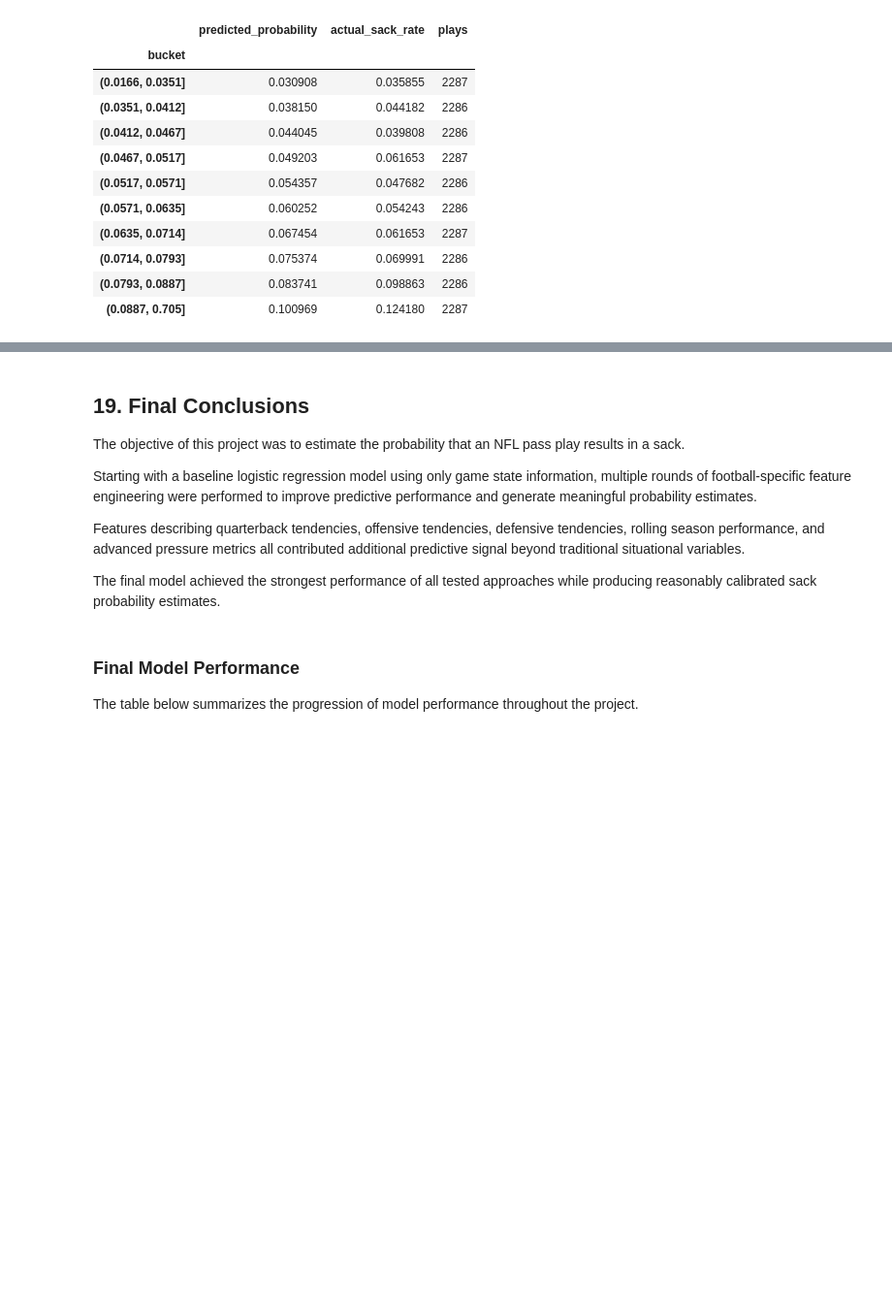
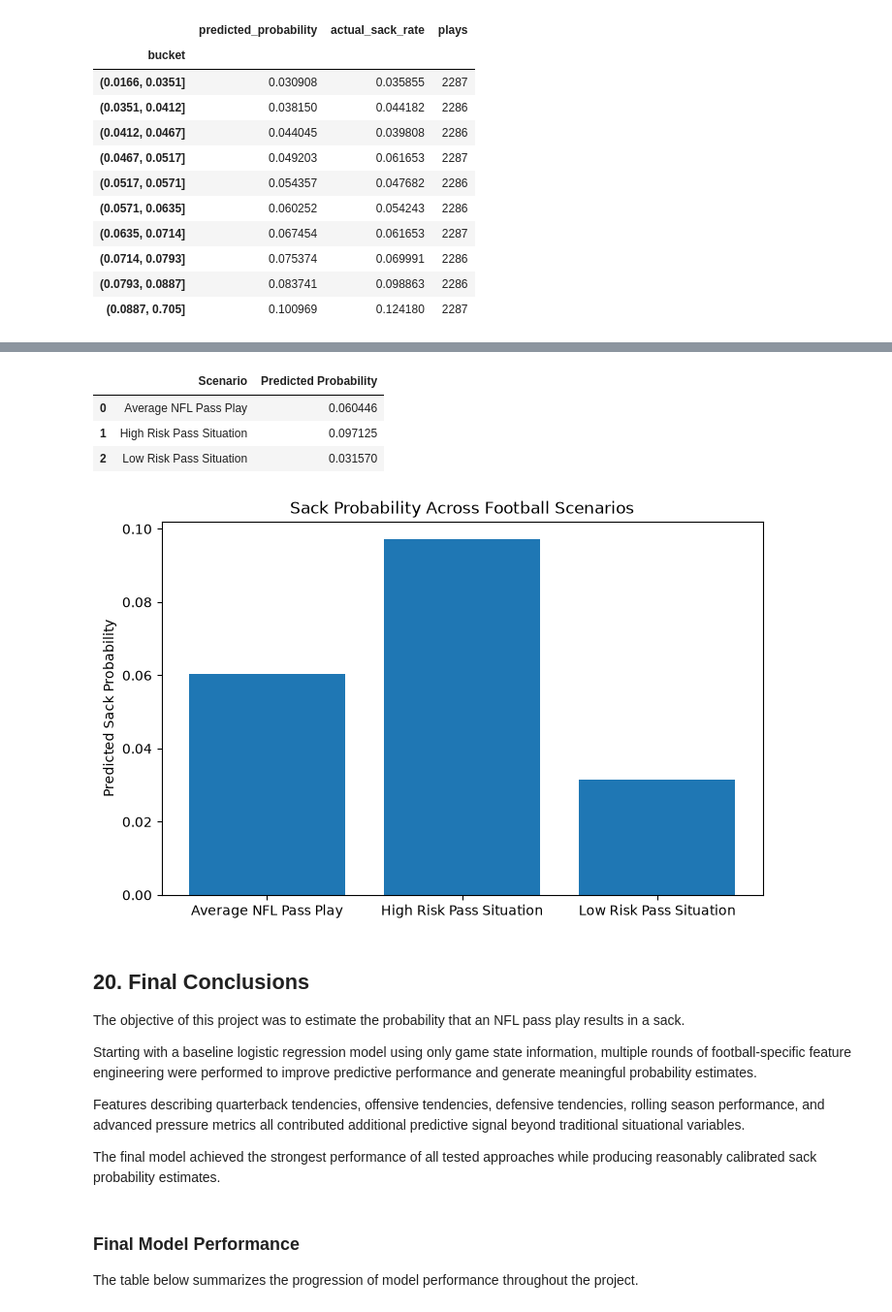
Before and after one commit to ethanfr10/NFL-Sack-Prediction, a Jupyter notebook: notebooks/01_data_exploration.ipynb, the cells around one changed output, grey strips where cells are left out. Shown at 97% size. Saved outputs shown, nothing was run; the diff lists cells and outputs as text; code cells hidden in the pictures; blank space fills up the shorter version.

```diff
--- a/notebooks/01_data_exploration.ipynb
+++ b/notebooks/01_data_exploration.ipynb
@@ -1687,5 +1767,47 @@ bucket_results
+# %%
+scenario_df = pd.DataFrame({
+    "Scenario": [
+        "Average NFL Pass Play",
+        "High Risk Pass Situation",
+        "Low Risk Pass Situation"
+    ],
+    "Predicted Probability": [
+        test_predictions["predicted_sack_probability"].mean(),
+        test_predictions["predicted_sack_probability"].quantile(.95),
+        test_predictions["predicted_sack_probability"].quantile(.05)
+    ]
+})
+
+scenario_df
+# %% [output]
+|  | Scenario | Predicted Probability |
+| 0 | Average NFL Pass Play | 0.060446 |
+| 1 | High Risk Pass Situation | 0.097125 |
+| 2 | Low Risk Pass Situation | 0.031570 |
+# %%
+import matplotlib.pyplot as plt
+
+plt.figure(figsize=(8,5))
+
+plt.bar(
+    scenario_df["Scenario"],
+    scenario_df["Predicted Probability"]
+)
+
+plt.ylabel("Predicted Sack Probability")
+plt.title("Sack Probability Across Football Scenarios")
+
+plt.savefig(
+    "../outputs/figures/scenario_probabilities.png",
+    dpi=300,
+    bbox_inches="tight"
+)
+
+plt.show()
+# %% [output]
+[figure, added]
 # %% [markdown]
-## 19. Final Conclusions
+## 20. Final Conclusions
 
 The objective of this project was to estimate the probability that an NFL pass play results in a sack.
 
```
Also changed, not shown: parts of 8 cells of this notebook, 2 other files.
